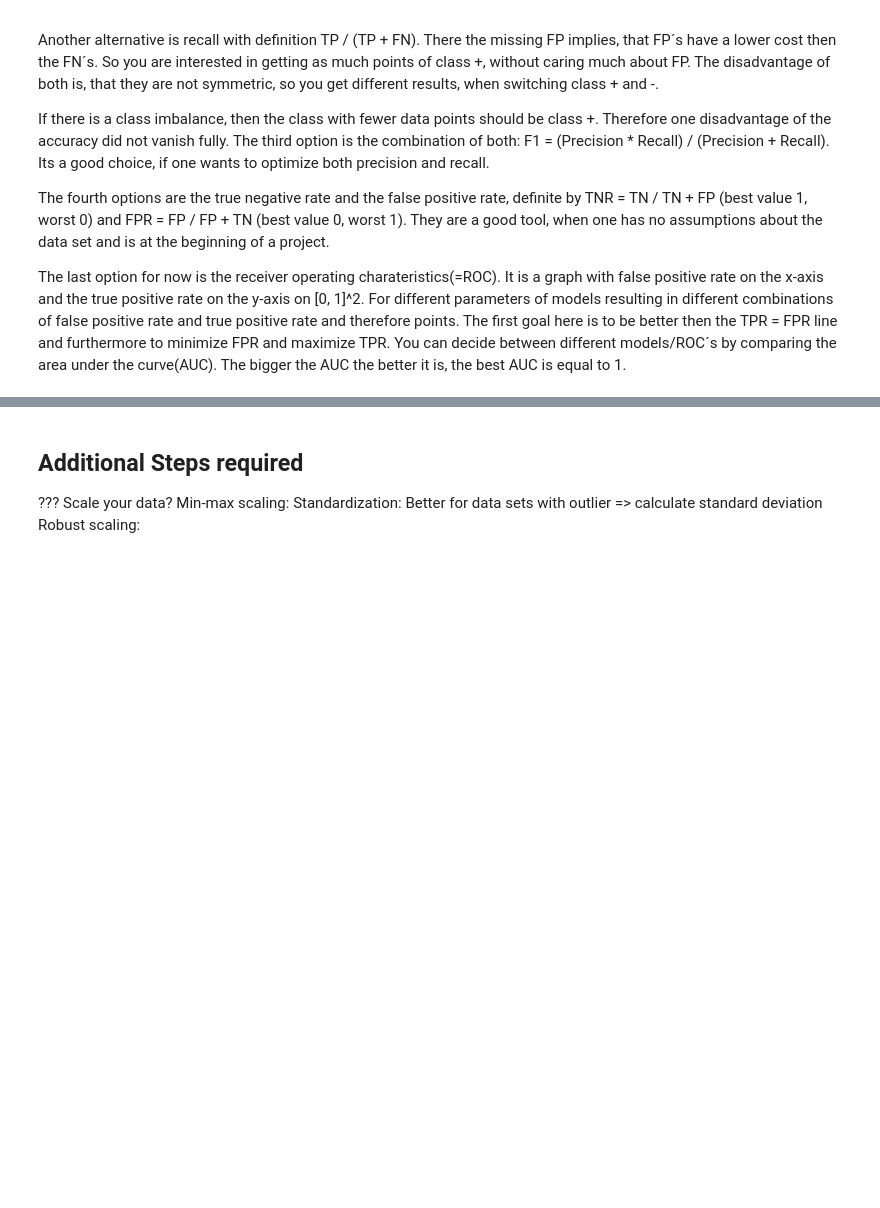
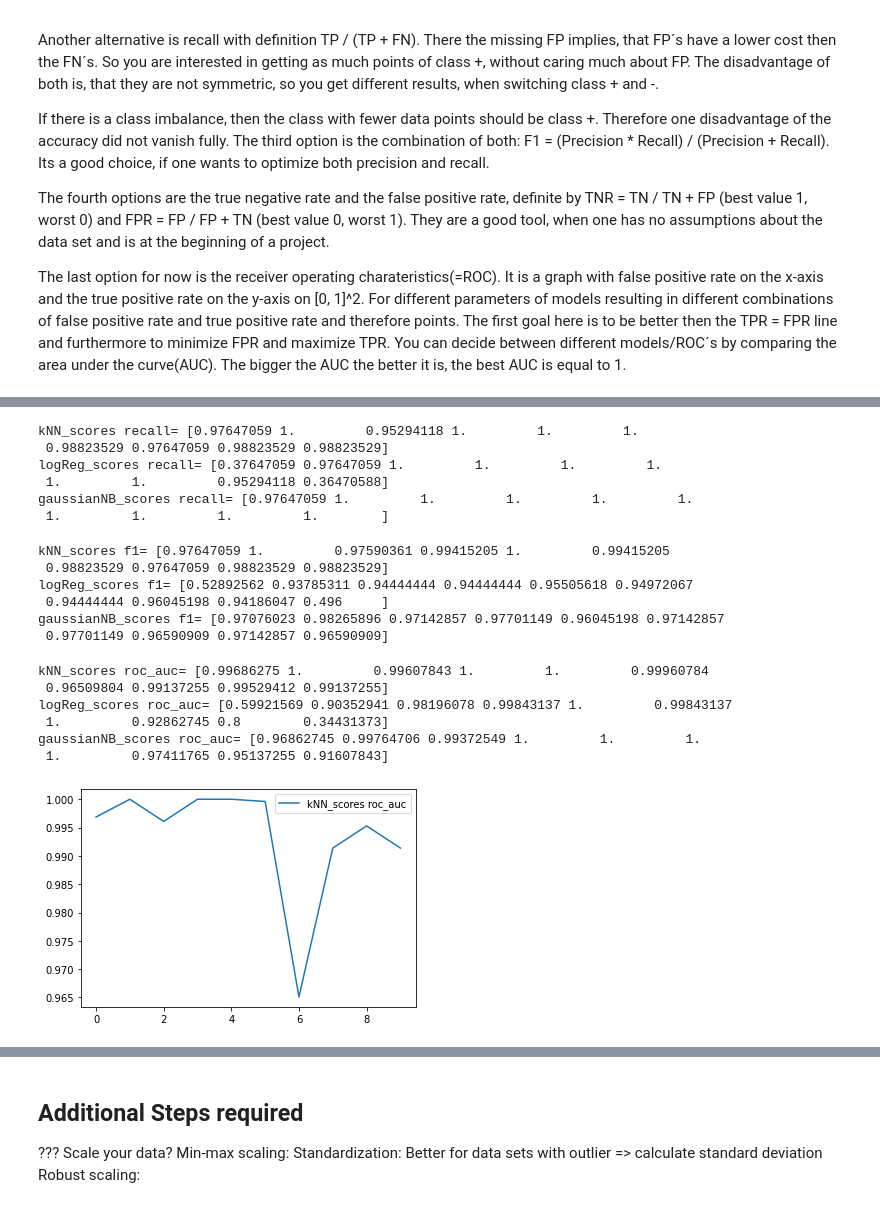
Before and after one commit to mankinskin/ml_projects, a Jupyter notebook: project2/Project2.ipynb, the cells around one changed output, grey strips where cells are left out. Saved outputs shown, nothing was run; the diff lists cells and outputs as text; code cells hidden in the pictures; blank space fills up the shorter version.

```diff
--- a/project2/Project2.ipynb
+++ b/project2/Project2.ipynb
@@ -180,0 +221,63 @@ comparing the area under the curve(AUC). The bigger the AUC the better it is, th
+# %%
+kNN = KNeighborsClassifier(5)
+kNN_scores = cross_val_score(kNN, X, y, cv=10, scoring='recall')
+
+logReg = LogisticRegression()
+logReg_scores = cross_val_score(logReg, X, y, cv=10, scoring='recall')
+
+gaussianNB = GaussianNB()
+gaussianNB_scores = cross_val_score(gaussianNB, X, y, cv=10, scoring='recall')
+
+print('kNN_scores recall= ' + str(kNN_scores))
+print('logReg_scores recall= ' + str(logReg_scores))
+print('gaussianNB_scores recall= ' + str(gaussianNB_scores))
+# %% [output]
+kNN_scores recall= [0.97647059 1.         0.95294118 1.         1.         1.
+ 0.98823529 0.97647059 0.98823529 0.98823529]
+logReg_scores recall= [0.37647059 0.97647059 1.         1.         1.         1.
+ 1.         1.         0.95294118 0.36470588]
+gaussianNB_scores recall= [0.97647059 1.         1.         1.         1.         1.
+ 1.         1.         1.         1.        ]
+# %%
+kNN = KNeighborsClassifier(5)
+kNN_scores = cross_val_score(kNN, X, y, cv=10, scoring='f1')
+
+logReg = LogisticRegression()
+logReg_scores = cross_val_score(logReg, X, y, cv=10, scoring='f1')
+
+gaussianNB = GaussianNB()
+gaussianNB_scores = cross_val_score(gaussianNB, X, y, cv=10, scoring='f1')
+
+print('kNN_scores f1= ' + str(kNN_scores))
+print('logReg_scores f1= ' + str(logReg_scores))
+print('gaussianNB_scores f1= ' + str(gaussianNB_scores))
+# %% [output]
+kNN_scores f1= [0.97647059 1.         0.97590361 0.99415205 1.         0.99415205
+ 0.98823529 0.97647059 0.98823529 0.98823529]
+logReg_scores f1= [0.52892562 0.93785311 0.94444444 0.94444444 0.95505618 0.94972067
+ 0.94444444 0.96045198 0.94186047 0.496     ]
+gaussianNB_scores f1= [0.97076023 0.98265896 0.97142857 0.97701149 0.96045198 0.97142857
+ 0.97701149 0.96590909 0.97142857 0.96590909]
+# %%
+kNN = KNeighborsClassifier(5)
+kNN_scores = cross_val_score(kNN, X, y, cv=10, scoring='roc_auc')
+
+logReg = LogisticRegression()
+logReg_scores = cross_val_score(logReg, X, y, cv=10, scoring='roc_auc')
+
+gaussianNB = GaussianNB()
+gaussianNB_scores = cross_val_score(gaussianNB, X, y, cv=10, scoring='roc_auc')
+
+print('kNN_scores roc_auc= ' + str(kNN_scores))
+plt.plot(kNN_scores, label="kNN_scores roc_auc")
+plt.legend()
+print('logReg_scores roc_auc= ' + str(logReg_scores))
+print('gaussianNB_scores roc_auc= ' + str(gaussianNB_scores))
+# %% [output]
+kNN_scores roc_auc= [0.99686275 1.         0.99607843 1.         1.         0.99960784
+ 0.96509804 0.99137255 0.99529412 0.99137255]
+logReg_scores roc_auc= [0.59921569 0.90352941 0.98196078 0.99843137 1.         0.99843137
+ 1.         0.92862745 0.8        0.34431373]
+gaussianNB_scores roc_auc= [0.96862745 0.99764706 0.99372549 1.         1.         1.
+ 1.         0.97411765 0.95137255 0.91607843]
+[figure, added]
```
Also changed, not shown: parts of 14 cells of this notebook.
